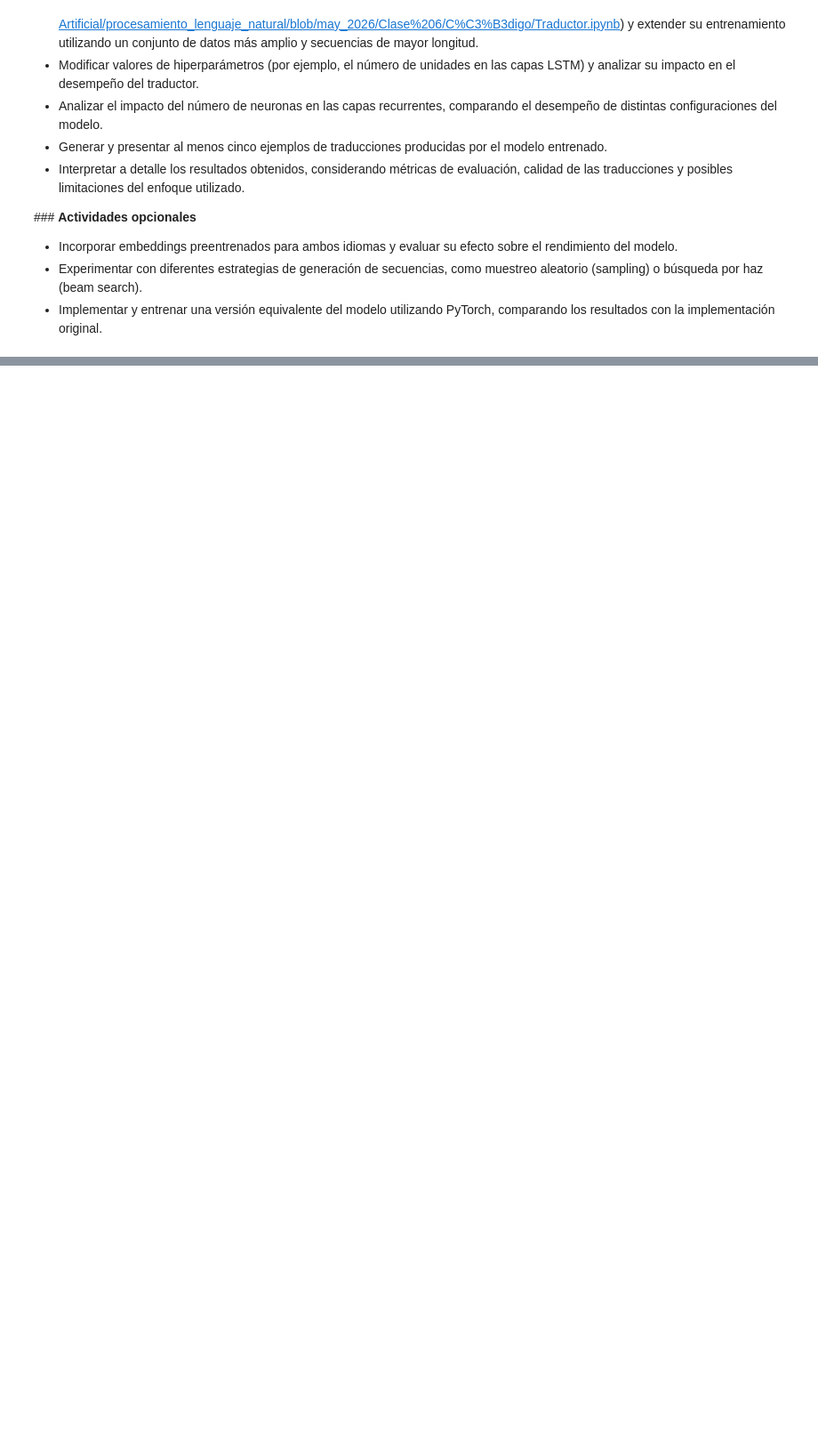
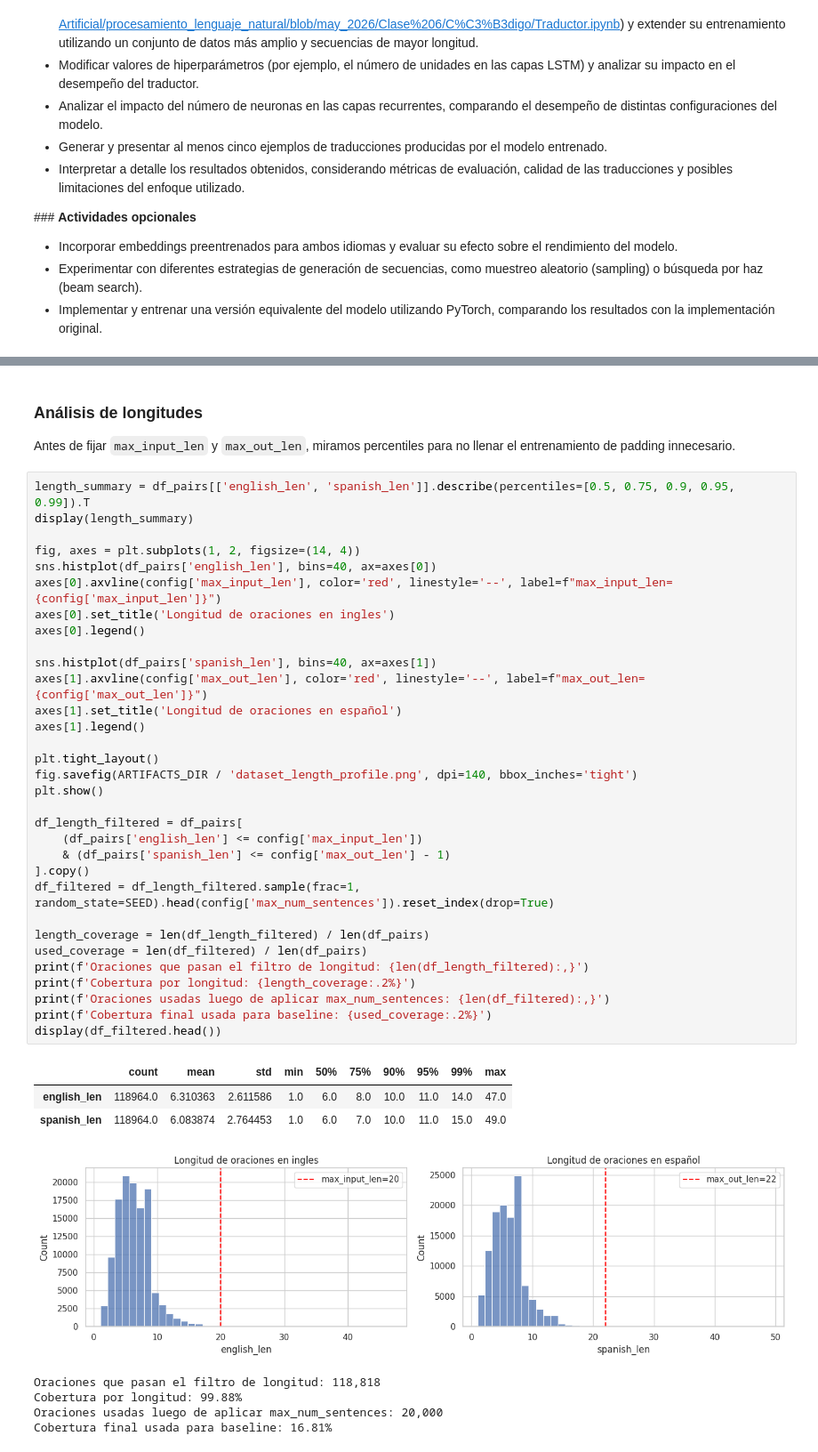
Before and after one commit to martinmw13/procesamiento_lenguaje_natural, a Jupyter notebook: Desafios/Desafio_4_.ipynb, the cells around one changed output, grey strips where cells are left out. Shown at 89% size. Drawn from its saved outputs; the diff is of its cells as text; blank space fills up the shorter version.

```diff
--- a/Desafios/Desafio_4_.ipynb
+++ b/Desafios/Desafio_4_.ipynb
@@ -22,0 +300,45 @@
+# %% [markdown]
+### **Análisis de longitudes**
+
+Antes de fijar `max_input_len` y `max_out_len`, miramos percentiles para no llenar el entrenamiento de padding innecesario.
+# %%
+length_summary = df_pairs[['english_len', 'spanish_len']].describe(percentiles=[0.5, 0.75, 0.9, 0.95, 0.99]).T
+display(length_summary)
+
+fig, axes = plt.subplots(1, 2, figsize=(14, 4))
+sns.histplot(df_pairs['english_len'], bins=40, ax=axes[0])
+axes[0].axvline(config['max_input_len'], color='red', linestyle='--', label=f"max_input_len={config['max_input_len']}")
+axes[0].set_title('Longitud de oraciones en ingles')
+axes[0].legend()
+
+sns.histplot(df_pairs['spanish_len'], bins=40, ax=axes[1])
+axes[1].axvline(config['max_out_len'], color='red', linestyle='--', label=f"max_out_len={config['max_out_len']}")
+axes[1].set_title('Longitud de oraciones en español')
+axes[1].legend()
+
+plt.tight_layout()
+fig.savefig(ARTIFACTS_DIR / 'dataset_length_profile.png', dpi=140, bbox_inches='tight')
+plt.show()
+
+df_length_filtered = df_pairs[
+    (df_pairs['english_len'] <= config['max_input_len'])
+    & (df_pairs['spanish_len'] <= config['max_out_len'] - 1)
+].copy()
+df_filtered = df_length_filtered.sample(frac=1, random_state=SEED).head(config['max_num_sentences']).reset_index(drop=True)
+
+length_coverage = len(df_length_filtered) / len(df_pairs)
+used_coverage = len(df_filtered) / len(df_pairs)
+print(f'Oraciones que pasan el filtro de longitud: {len(df_length_filtered):,}')
+print(f'Cobertura por longitud: {length_coverage:.2%}')
+print(f'Oraciones usadas luego de aplicar max_num_sentences: {len(df_filtered):,}')
+print(f'Cobertura final usada para baseline: {used_coverage:.2%}')
+display(df_filtered.head())
+# %% [output]
+|  | count | mean | std | min | 50% | 75% | 90% | 95% | 99% | max |
+| english_len | 118964.0 | 6.310363 | 2.611586 | 1.0 | 6.0 | 8.0 | 10.0 | 11.0 | 14.0 | 47.0 |
+| spanish_len | 118964.0 | 6.083874 | 2.764453 | 1.0 | 6.0 | 7.0 | 10.0 | 11.0 | 15.0 | 49.0 |
+[figure, added]
+Oraciones que pasan el filtro de longitud: 118,818
+Cobertura por longitud: 99.88%
+Oraciones usadas luego de aplicar max_num_sentences: 20,000
+Cobertura final usada para baseline: 16.81%
```
Also changed, not shown: parts of 58 cells of this notebook.
